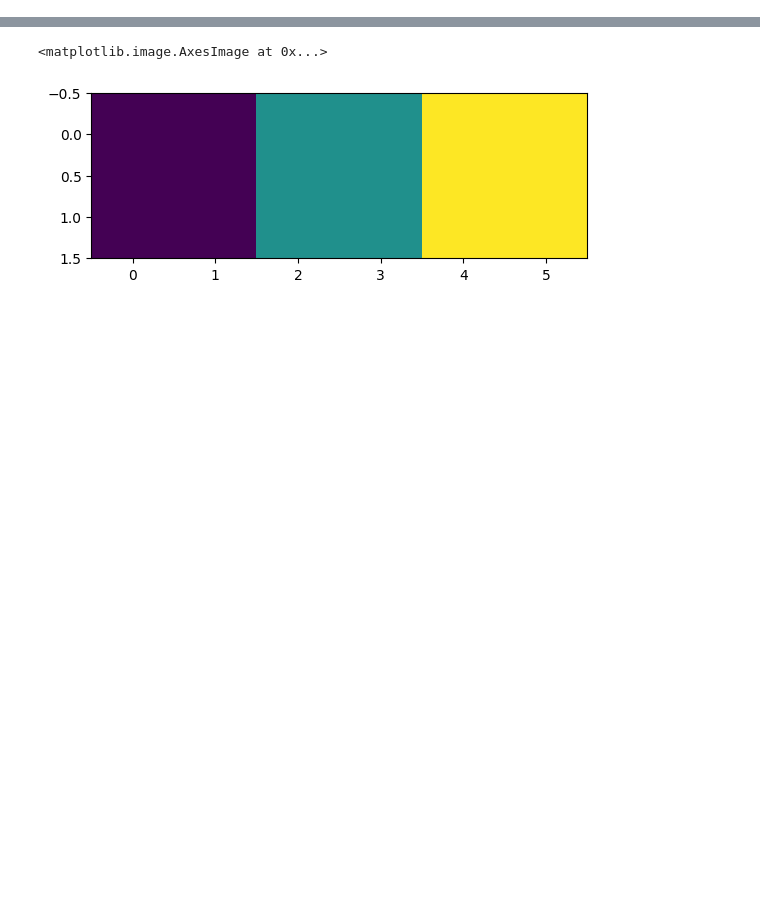
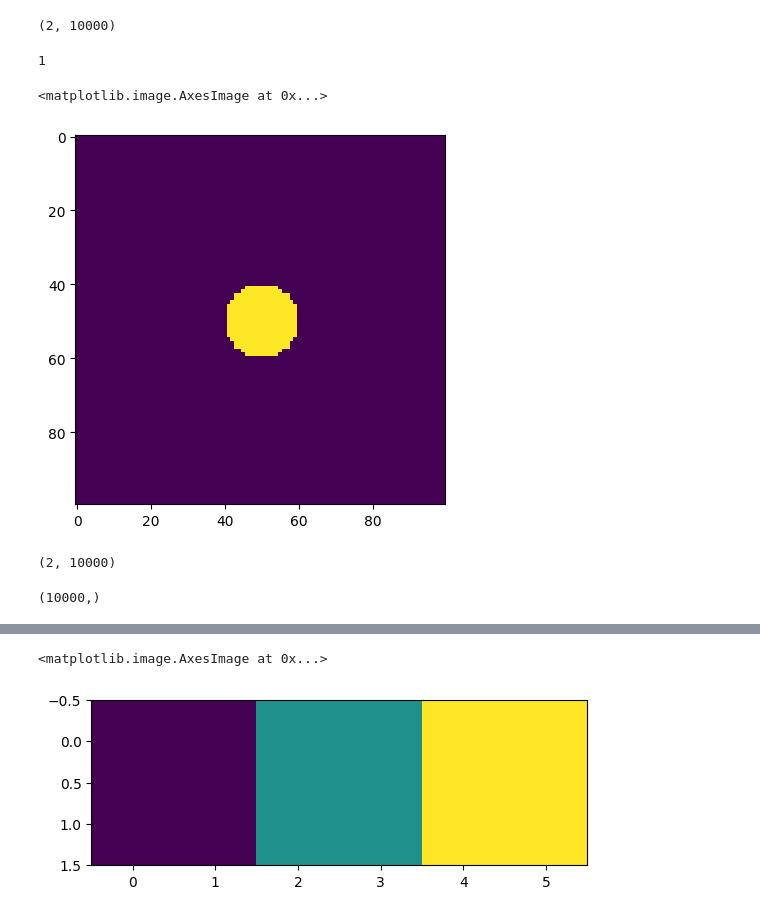
Before and after one commit to SAM-RL/sambotrl-training-agents, a Jupyter notebook: train_exploration_agent.ipynb, the cells around one changed output, grey strips where cells are left out. Cells and saved outputs as stored; diff of their text form; code cells hidden in the pictures; blank space fills up the shorter version.

Commit message:
added potential-field env notebook

```diff
--- a/train_exploration_agent.ipynb
+++ b/train_exploration_agent.ipynb
@@ -0,0 +59,25 @@
+# %%
+diff = (indices - targets)
+# %%
+dist = np.linalg.norm(diff, axis=2)
+# %%
+dist = np.maximum(dist,0.1)
+# %%
+(1/dist).shape
+# %% [output]
+(2, 10000)
+# %%
+field = (dist < 10).astype(int)[0].reshape((100,100))
+# %%
+field[50,50]
+# %% [output]
+1
+# %%
+plt.imshow(field)
+# %% [output]
+<matplotlib.image.AxesImage at 0x...>
+[figure, added]
+# %%
+(dist**2).shape
+# %% [output]
+(2, 10000)
@@ -0,0 +86,4 @@
+# %%
+sum_dist.shape
+# %% [output]
+(10000,)
```
Also changed, not shown: parts of 24 cells of this notebook, 3 other files.
